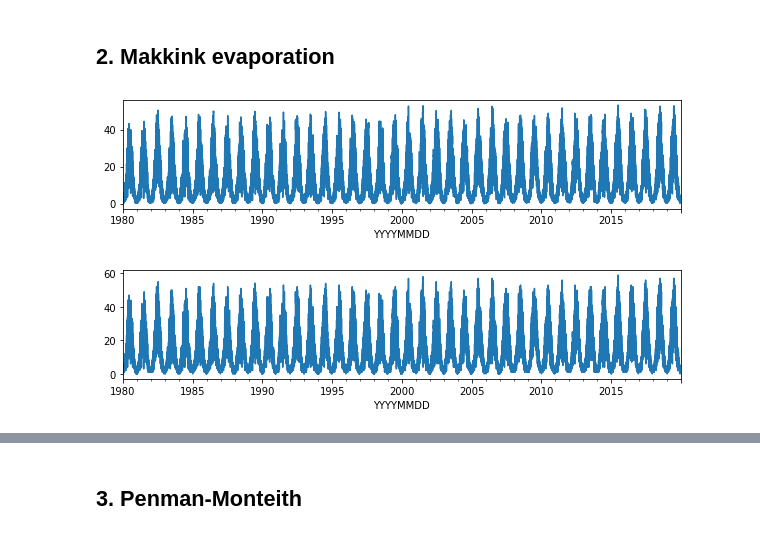
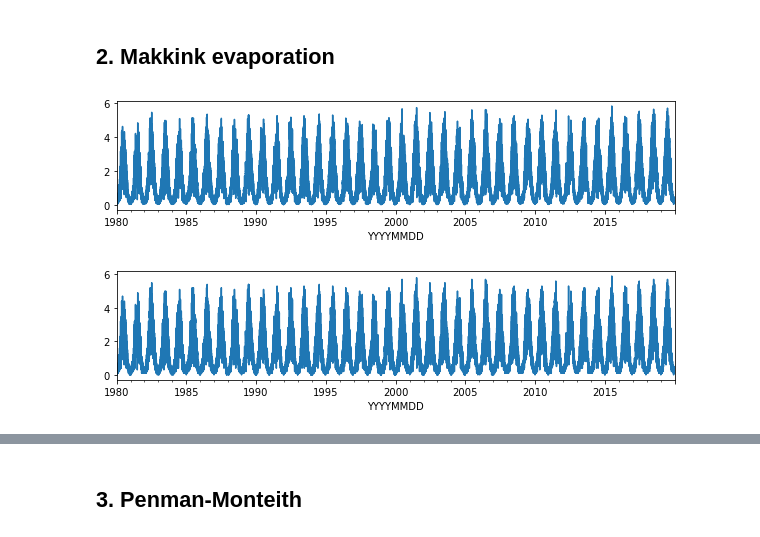
Before and after one commit to pyet-org/pyet, a Jupyter notebook: examples/example_knmi.ipynb, the cells around one changed output, grey strips where cells are left out. Drawn from its saved outputs; the diff is of its cells as text; code cells hidden in the pictures.

```diff
--- a/examples/example_knmi.ipynb
+++ b/examples/example_knmi.ipynb
@@ -62,14 +64,22 @@ data.head()
 | 1980-01-04 | 260 | 182 | 46 | 51 | 67 | 1 | 26 | 20 | 118.0 | 1.0 | ... | ... |
 | 1980-01-05 | 260 | 203 | 36 | 36 | 46 | 12 | 26 | 1 | 87.0 | 9.0 | ... | ... |
 5 rows × 40 columns
+# %%
+tmean = data.TG/10
+tmax = data.TX/10
+tmin = data.TN/10
+rh = data.UG
+Rs = data.Q * 10000 / 1000000  # J/cm2 to MJ/m2
+pressure =  data.PG / 100 # to kPa
+wind = data.FG/10  # to m/s
 # %% [markdown]
 ## 2. Makkink evaporation
 # %%
-et_makkink = pyet.makkink(data.TX/10, data.TN/10, data.Q/10, 1, 1.0)
+et_makkink = pyet.makkink(Rs, tmean=tmean, pressure=pressure)
 et_makkink.plot(figsize=(10,2));
 # %% [output]
-[figure, old version]
+[figure, new version]
 # %%
-(data.EV24).plot(figsize=(10,2));
+(data.EV24 / 10).plot(figsize=(10,2));
 # %% [output]
-[figure, old version]
+[figure, new version]
```
Also changed, not shown: parts of 3 cells of this notebook, 13 other files.
